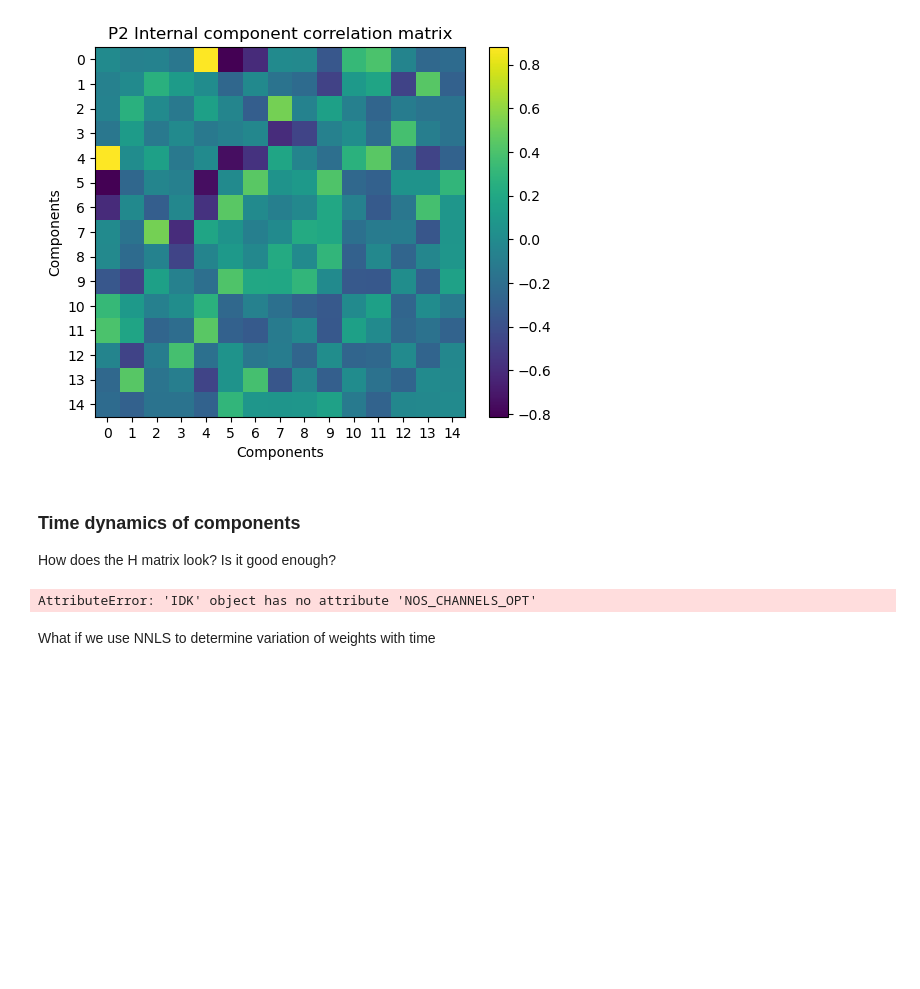
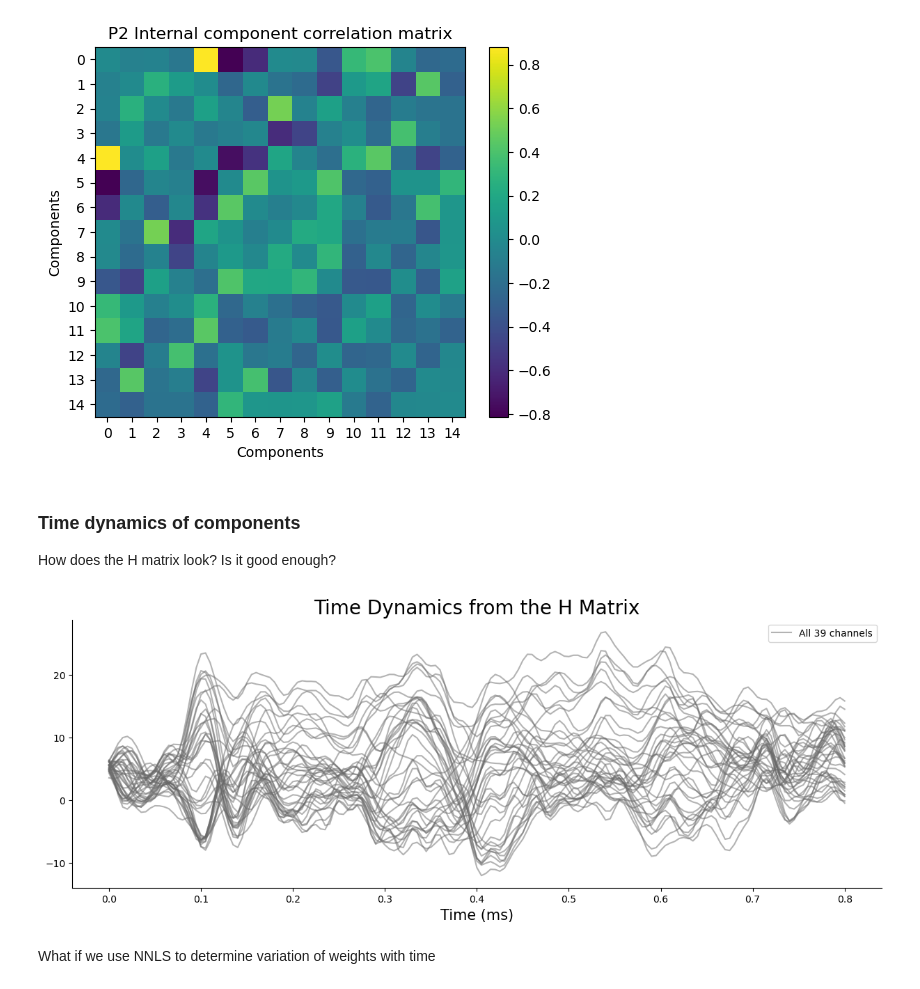
Before and after one commit to AtharvSuryawanshi/Neural-Representations-using-Things-Database, a Jupyter notebook: notebooks/NMF_meg9.ipynb, the cells around one changed output. Cells and saved outputs as stored; diff of their text form; code cells hidden in the pictures; blank space fills up the shorter version.

```diff
--- a/notebooks/NMF_meg9.ipynb
+++ b/notebooks/NMF_meg9.ipynb
@@ -577,11 +597,27 @@ How does the H matrix look? Is it good enough?
 # %%
 temp1 = idk.H_dict[1].reshape(nmf_components, idk.NOS_CHANNELS_OPT, idk.NOS_TIME_POINTS)
 # Compute the correlation matrix across all channels for each component to give 10 subplots of imshow
 plt.figure(figsize=(15, 5))
-plt.plot(idk.time_points_new, temp1[1, :, :].T)
+
+# Plot the first channel with label for the legend
+plt.plot(idk.time_points_new, temp1[2, 0, :], alpha=0.5, color='dimgrey', label='All 39 channels')
+
+# Plot the rest without label
+for ch in range(1, temp1.shape[1]):
+    plt.plot(idk.time_points_new, temp1[2, ch, :], alpha=0.5, color='dimgrey')
+
+plt.title('Time Dynamics from the H Matrix', fontsize=20)
+
+# Clean spines
+plt.gca().spines['top'].set_visible(False)
+plt.gca().spines['right'].set_visible(False)
+
+plt.yticks([-10, 0, 10, 20])
+plt.xlabel('Time (ms)', fontsize=15)
+plt.legend()
 plt.show()
 # %% [output]
-AttributeError: 'IDK' object has no attribute 'NOS_CHANNELS_OPT'
+[figure, added]
 # %% [markdown]
 What if we use NNLS to determine variation of weights with time
 # %%
```
Also changed, not shown: parts of 10 cells of this notebook.
